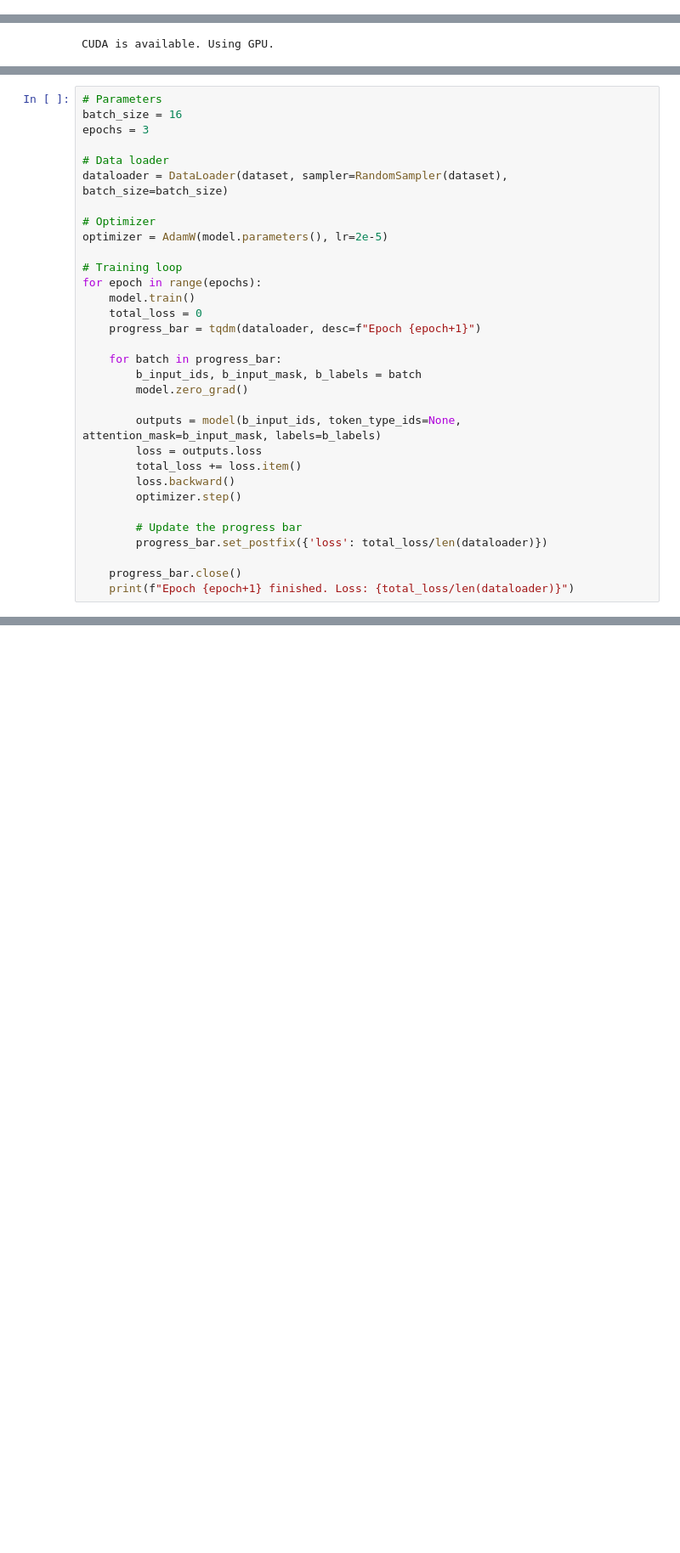
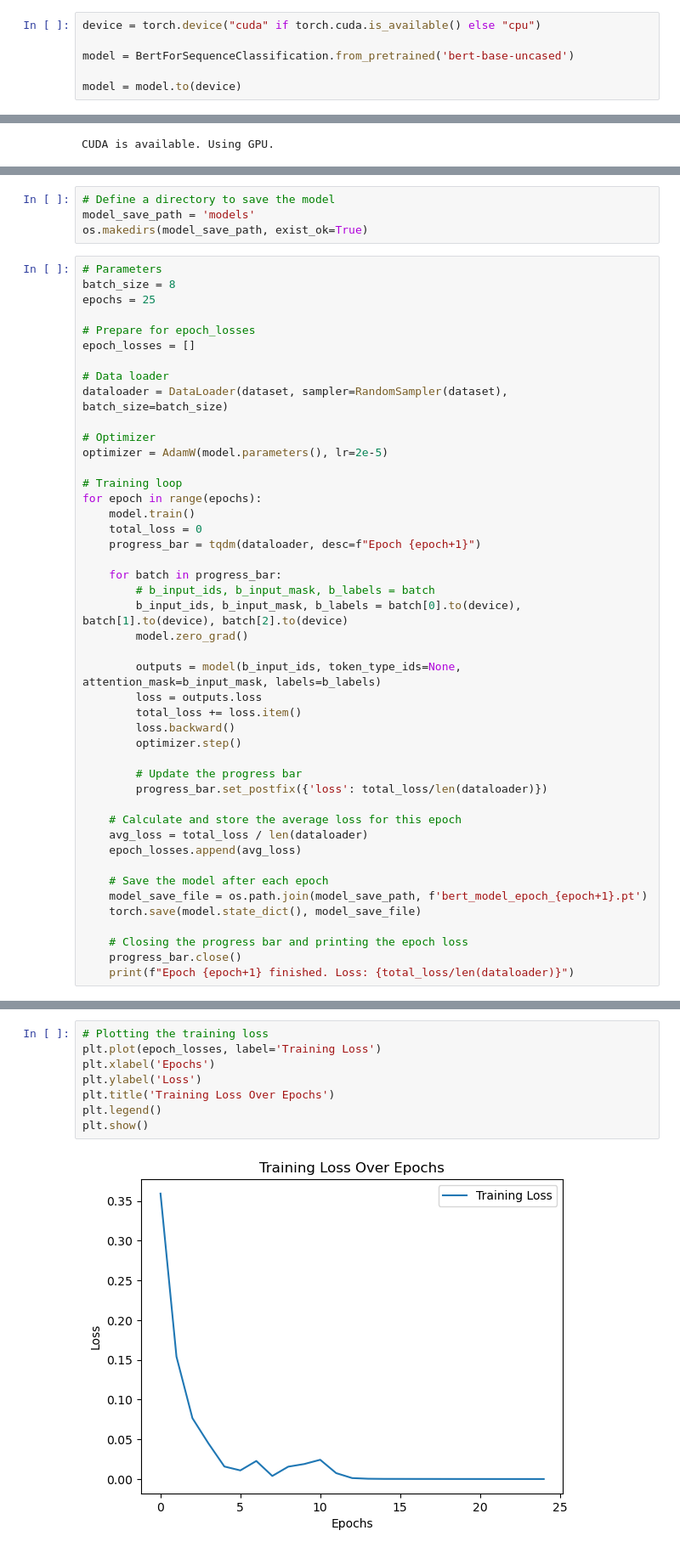
Before and after one commit to AndyFCui/Amazon_QA_Robot, a Jupyter notebook: training_bert.ipynb, the cells around one changed output, grey strips where cells are left out. Shown: that part at 85% size. Saved outputs shown, nothing was run; the diff lists cells and outputs as text; blank space fills up the shorter version.

```diff
--- a/training_bert.ipynb
+++ b/training_bert.ipynb
@@ -33,0 +28,6 @@ You should probably TRAIN this model on a down-stream task to be able to use it
+# %%
+device = torch.device("cuda" if torch.cuda.is_available() else "cpu")
+
+model = BertForSequenceClassification.from_pretrained('bert-base-uncased')
+
+model = model.to(device)
@@ -45,7 +68,14 @@ CUDA is available. Using GPU.
+# %%
+# Define a directory to save the model
+model_save_path = 'models'
+os.makedirs(model_save_path, exist_ok=True)
 # %%
 # Parameters
-batch_size = 16
-epochs = 3
+batch_size = 8
+epochs = 25
+
+# Prepare for epoch_losses
+epoch_losses = []
 
 # Data loader
 dataloader = DataLoader(dataset, sampler=RandomSampler(dataset), batch_size=batch_size)
@@ -60,7 +90,8 @@ for epoch in range(epochs):
     progress_bar = tqdm(dataloader, desc=f"Epoch {epoch+1}")
 
     for batch in progress_bar:
-        b_input_ids, b_input_mask, b_labels = batch
+        # b_input_ids, b_input_mask, b_labels = batch
+        b_input_ids, b_input_mask, b_labels = batch[0].to(device), batch[1].to(device), batch[2].to(device)
         model.zero_grad()
 
         outputs = model(b_input_ids, token_type_ids=None, attention_mask=b_input_mask, labels=b_labels)
@@ -72,6 +103,15 @@ for epoch in range(epochs):
         # Update the progress bar
         progress_bar.set_postfix({'loss': total_loss/len(dataloader)})
 
+    # Calculate and store the average loss for this epoch
+    avg_loss = total_loss / len(dataloader)
+    epoch_losses.append(avg_loss)
+
+    # Save the model after each epoch
+    model_save_file = os.path.join(model_save_path, f'bert_model_epoch_{epoch+1}.pt')
+    torch.save(model.state_dict(), model_save_file)
+
+    # Closing the progress bar and printing the epoch loss
     progress_bar.close()
     print(f"Epoch {epoch+1} finished. Loss: {total_loss/len(dataloader)}")
 # %% [output]
@@ -78,0 +131,10 @@ KeyboardInterrupt:
+# %%
+# Plotting the training loss
+plt.plot(epoch_losses, label='Training Loss')
+plt.xlabel('Epochs')
+plt.ylabel('Loss')
+plt.title('Training Loss Over Epochs')
+plt.legend()
+plt.show()
+# %% [output]
+[figure, added]
```
Also changed, not shown: parts of 8 cells of this notebook.
